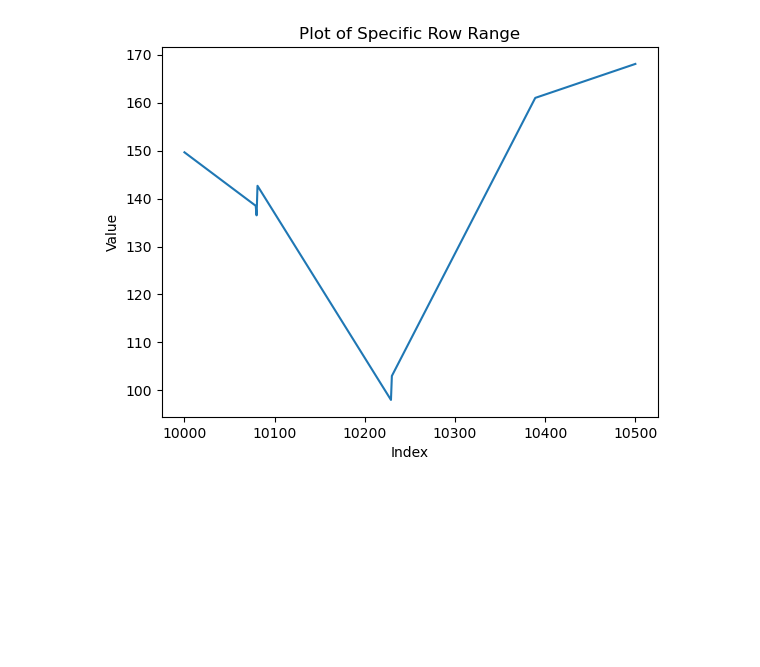
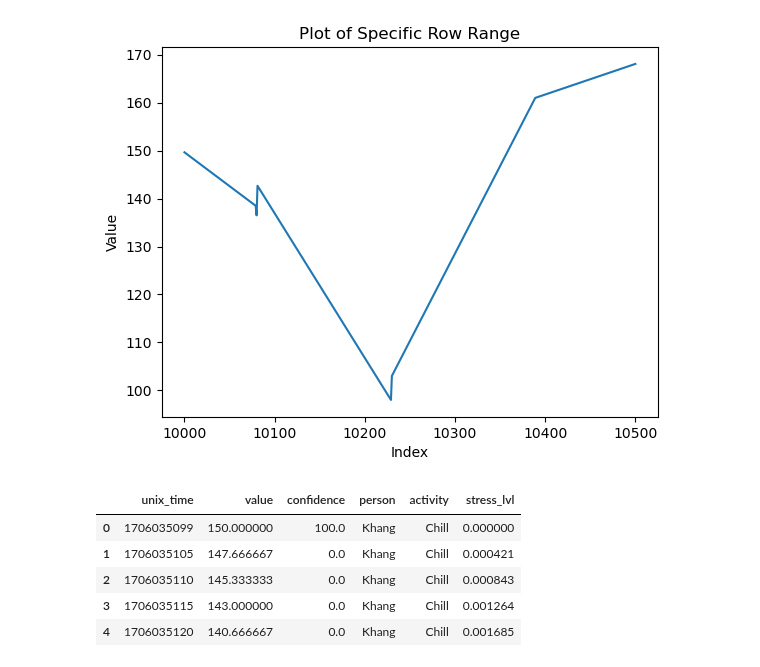
Before and after one commit to mrswagbird/Stressless, a Jupyter notebook: data/interpolate.ipynb, the cells around one changed output. Cells and saved outputs as stored; diff of their text form; code cells hidden in the pictures; blank space fills up the shorter version.

```diff
--- a/data/interpolate.ipynb
+++ b/data/interpolate.ipynb
@@ -110,9 +110,9 @@ plt.show()
 # %%
 import numpy as np
 
-df_filtered.loc[df_filtered['confidence'] == 0, 'value'] = np.nan
+df_interpolate.loc[df_interpolate['confidence'] == 0, 'value'] = np.nan
 # %%
-df_interpolate_value = df_filtered.copy()
+df_interpolate_value = df_interpolate.copy()
 df_interpolate_value['value'] = df_interpolate_value['value'].interpolate(method="linear")
 
 start_index = 10000
@@ -127,3 +127,12 @@ plt.title('Plot of Specific Row Range')
 plt.show()
 # %% [output]
 [figure]
+# %%
+df_interpolate_value.head()
+# %% [output]
+|  | unix_time | value | confidence | person | activity | stress_lvl |
+| 0 | 1706035099 | 150.000000 | 100.0 | Khang | Chill | 0.000000 |
+| 1 | 1706035105 | 147.666667 | 0.0 | Khang | Chill | 0.000421 |
+| 2 | 1706035110 | 145.333333 | 0.0 | Khang | Chill | 0.000843 |
+| 3 | 1706035115 | 143.000000 | 0.0 | Khang | Chill | 0.001264 |
+| 4 | 1706035120 | 140.666667 | 0.0 | Khang | Chill | 0.001685 |
```
